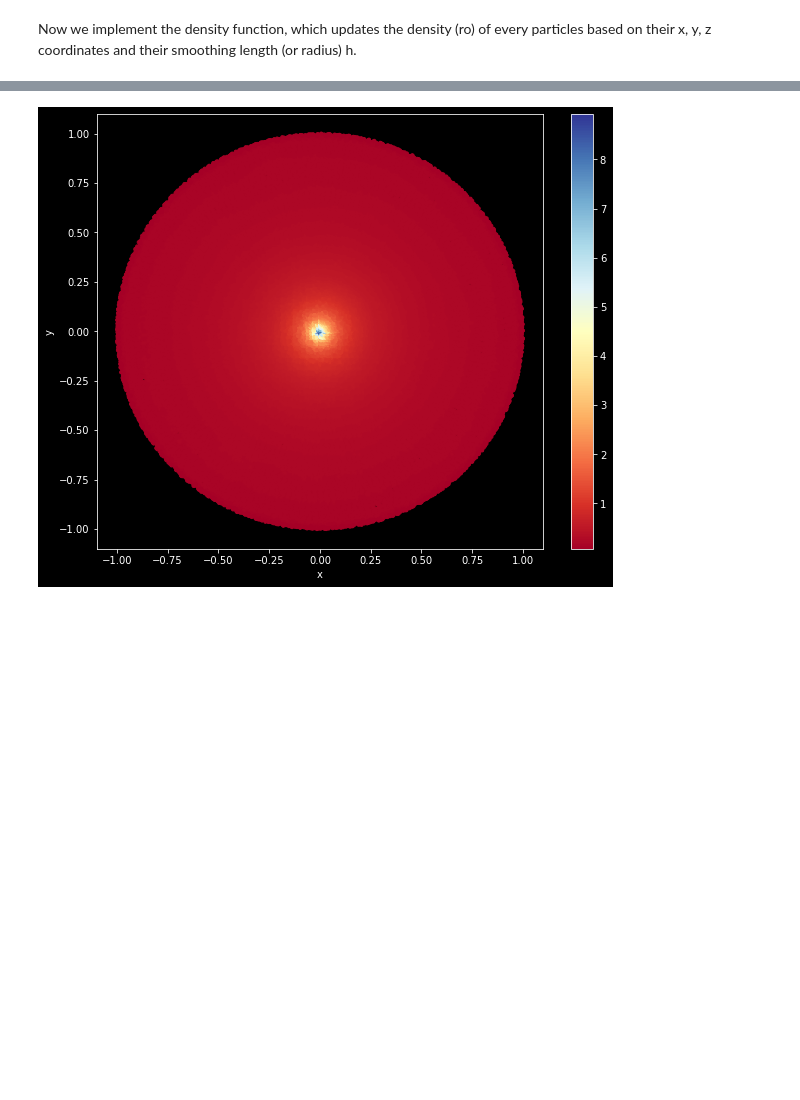
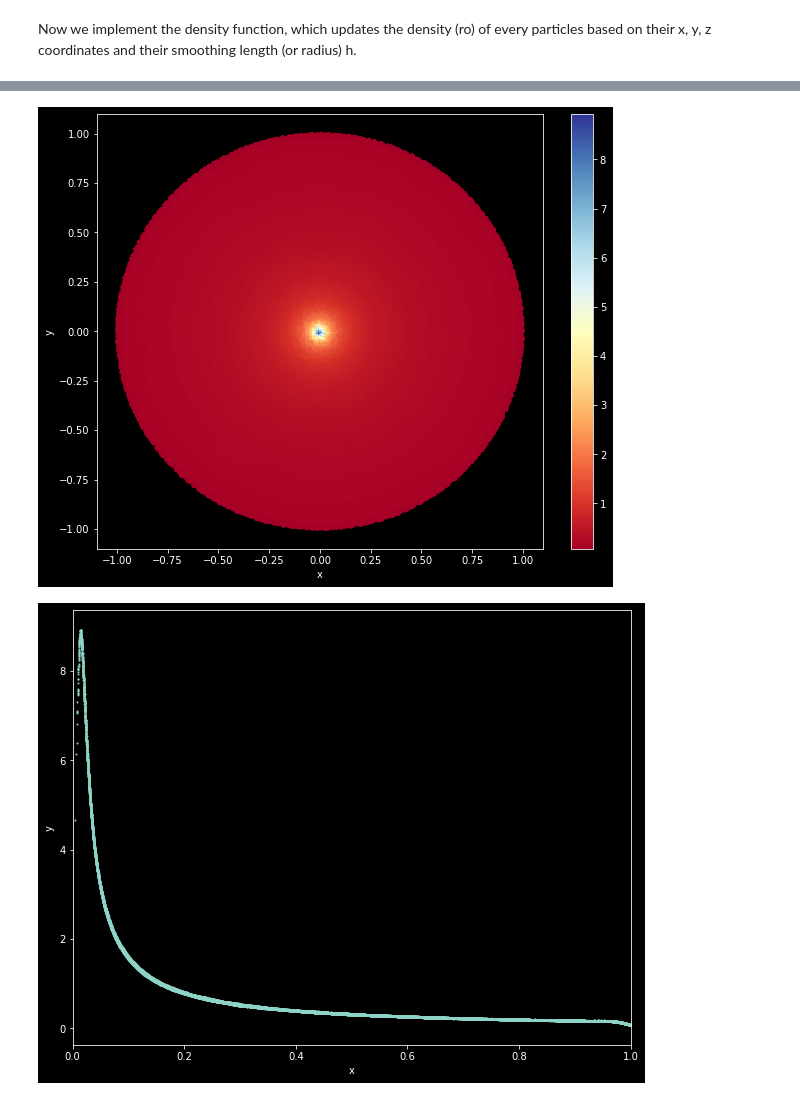
Before and after one commit to rmcabezon/GPU-course, a Jupyter notebook: notebooks/sph_collapse_density.ipynb, the cells around one changed output, grey strips where cells are left out. Drawn from its saved outputs; the diff is of its cells as text; code cells hidden in the pictures; blank space fills up the shorter version.

```diff
--- a/notebooks/sph_collapse_density.ipynb
+++ b/notebooks/sph_collapse_density.ipynb
@@ -146,0 +155,35 @@ Elapsed time:  0.5978226661682129
+# %%
+ro = np.empty([n], dtype=np.double)
+nChunks = 100
+start = time.time()
+
+dneighborsCount = cuda.to_device(neighborsCount)
+dx = cuda.to_device(x)
+dy = cuda.to_device(y)
+dz = cuda.to_device(z)
+dh = cuda.to_device(h)
+dm = cuda.to_device(m)
+dro = cuda.to_device(ro)
+
+for i in range(0,nChunks):
+    chunkSize = int(n / nChunks)
+    offset = chunkSize * i
+   # print('Processing stream: ', i, ' with chunkSize: ', chunkSize, ' and offset: ', offset)
+    stream = cuda.stream()
+
+    b = i * chunkSize * ngmax
+    e = (i+1)*chunkSize*ngmax
+    dneighbors = cuda.to_device(neighbors[b:e], stream=stream)
+
+    K = compute_3d_k(6.0)
+    threadsperblock = 32
+    blockspergrid = (chunkSize + (threadsperblock - 1)) // threadsperblock
+    start = time.time()
+    compute_density_cuda[blockspergrid, threadsperblock, stream](n, ngmax, dneighbors, dneighborsCount, dx, dy, dz, dh, dm, dro, K, offset)
+
+    stream.synchronize()
+
+ro = dro.copy_to_host()
+
+end = time.time()
+print('Elapsed time: ', end - start)
@@ -153,16 +198,26 @@ Elapsed time:  0.5978226661682129
 # %%
 mask = abs(z / h) < 2.0
 
 cm = plt.cm.get_cmap('RdYlBu')
 
 plt.style.use('dark_background')
 
 plt.figure(figsize=(10,8))
 # Plot 2D projection a middle cut
 sc = plt.scatter(x[mask], y[mask], c=ro[mask], s=10.0, label="Sedov", vmin=min(ro[mask]), vmax=max(ro[mask]), cmap=cm)
 plt.colorbar(sc)
 plt.xlabel('x')
 plt.ylabel('y')
 plt.draw()
+
+radius = np.array([math.sqrt(x[i]*x[i]+y[i]*y[i]+z[i]*z[i]) for i in range(len(x))])
+
+plt.figure(figsize=(10,8))
+plt.scatter(radius[mask], ro[mask], s=1.0)
+plt.xlabel('x')
+plt.ylabel('y')
+plt.xlim([0,1])
+plt.draw()
 # %% [output]
 [figure]
+[figure, added]
```
Also changed, not shown: parts of 11 cells of this notebook.
